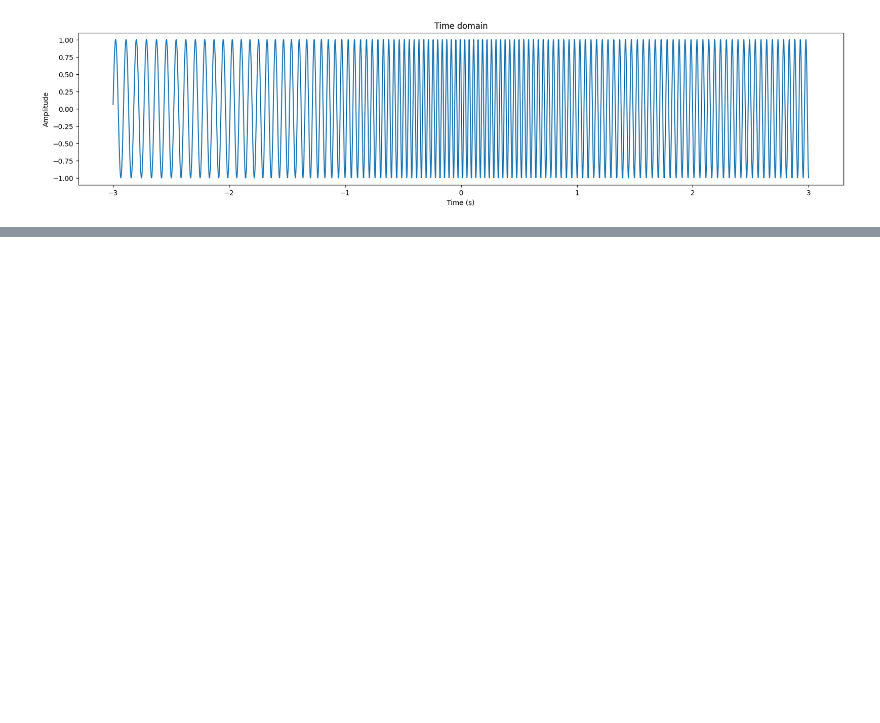
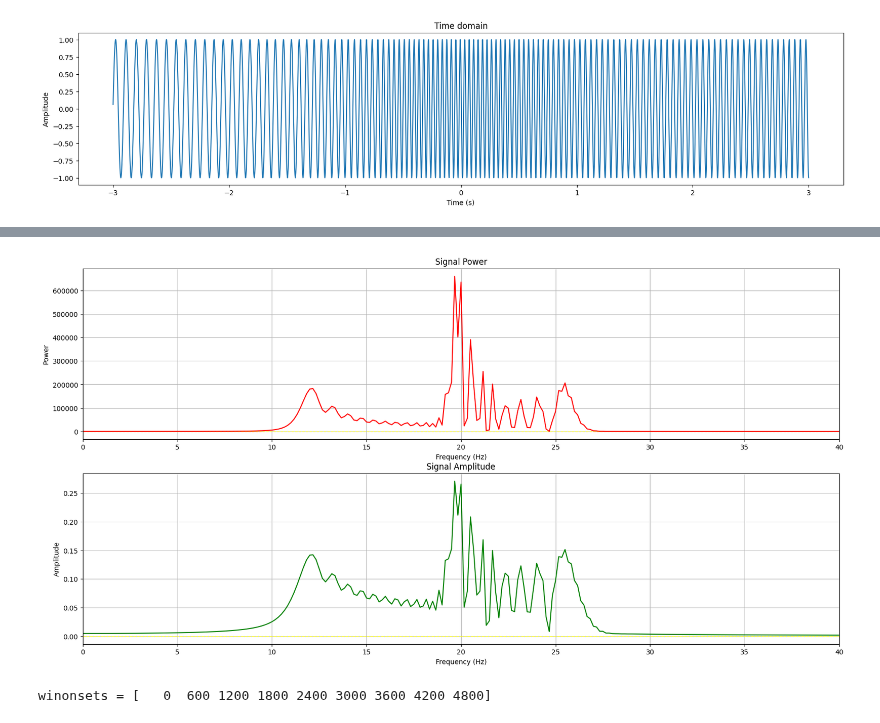
Before and after one commit to marzzelo/SignalProcessing, a Jupyter notebook: spectral/sigprocMXC_spectral_codeChallenge.ipynb, the cells around one changed output, grey strips where cells are left out. Saved outputs shown, nothing was run; the diff lists cells and outputs as text; code cells hidden in the pictures; blank space fills up the shorter version.

```diff
--- a/spectral/sigprocMXC_spectral_codeChallenge.ipynb
+++ b/spectral/sigprocMXC_spectral_codeChallenge.ipynb
@@ -344,0 +321,9 @@ hz length= 3001
+# %%
+# take only the half of the signalX, since the other half is just the mirror image
+print(f'srate = {srate}')
+print(f'n = {n}')
+
+ulimit = int(np.floor(n / 2) + 1)
+print(f'upper limit = {ulimit}')
+
+signalX = signalX[0:ulimit]
@@ -344,0 +334,12 @@ hz length= 3001
+# %%
+# "static" FFT over entire period
+signalAmp = 2 * np.abs(signalX) / n
+signalPow = np.abs(signalX) ** 2  # the abs is to get the magnitude of the complex number. The **2 is to get the power.
+
+print(f'signalX[0] = {signalX[0]}')
+print(f'signalPow[0] = abs(signalX[0])^2 = {signalPow[0]}')
+
+hz = np.linspace(0, srate / 2, ulimit)  # 0 to 500 Hz (Nyquist frequency) in 3001 points (to match the length of signalPow)
+
+print(f"hz[-1] = {hz[-1]}")
+print(f'hz length = {len(hz)}')
@@ -345,14 +351,48 @@ hz length= 3001
+# %%
+plt.figure(figsize=(20, 10))
+plt.subplot(2, 1, 1)
+plt.xlabel('Frequency (Hz)')
+plt.ylabel('Power')
+plt.title('Signal Power')
+plt.axhline(0, color='yellow', lw=1, linestyle='--')
+plt.xlim(0, 40)
+plt.grid()
+plt.plot(hz, signalPow, 'r-', label='Signal Power')
+
+plt.subplot(2, 1, 2)
+plt.xlabel('Frequency (Hz)')
+plt.ylabel('Amplitude')
+plt.title('Signal Amplitude')
+# dotted line at 1
+plt.axhline(0, color='yellow', lw=1, linestyle='--')
+plt.xlim(0, 40)
+plt.grid()
+plt.plot(hz, signalAmp, 'g-', label='Signal Amplitude')
+plt.show()
+# %% [output]
+[figure, added]
 # %%
-
-
 # window length in points
 winlength = n / 10
 
 # number of points of overlap
 nOverlap = 0
 
-# window onset times
-winonsets = np.arange(0, int(n - winlength), int(winlength - nOverlap))
+# divide the signal in 10 windows of equal length
+winonsets = np.arange(0, n, int(winlength))
 
-# note: different-length signal needs a different-length Hz vector
+# find the fft of each window to create a spectrogram
 hzW = np.linspace(0, srate / 2, int(floor(winlength / 2) + 1))
+
+# initialize the power matrix (windows x frequencies)
+signalPowW = np.zeros(len(hzW), )
+
+# loop over frequencies
+for wi in range(0, len(winonsets)):
+    # get a chunk of data from this time window
+    datachunk = signal[winonsets[wi]:winonsets[wi] + winlength]
+
+    # compute its power
+    tmppow = np.abs(fft(datachunk) / winlength) ** 2
+# %% [output]
+winonsets = [   0  600 1200 1800 2400 3000 3600 4200 4800]
```
Also changed, not shown: parts of 9 cells of this notebook, 2 other files.
